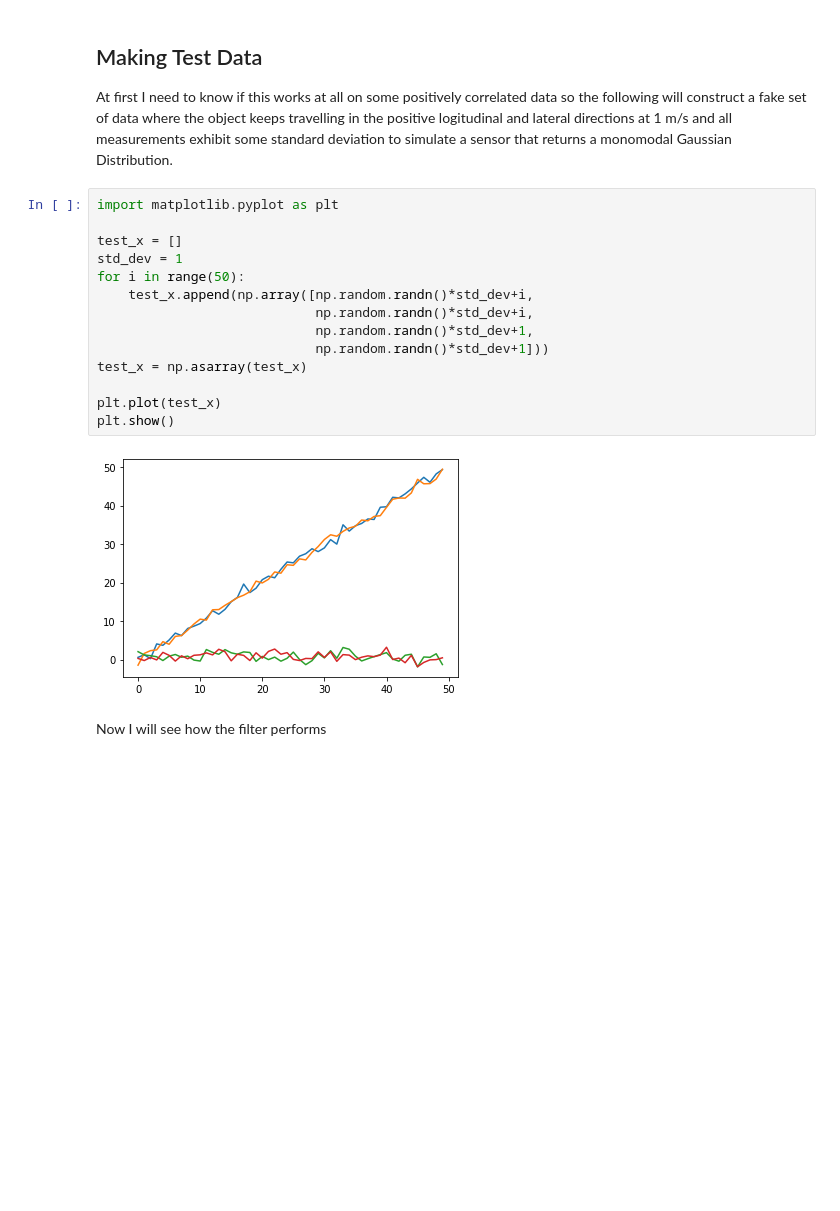
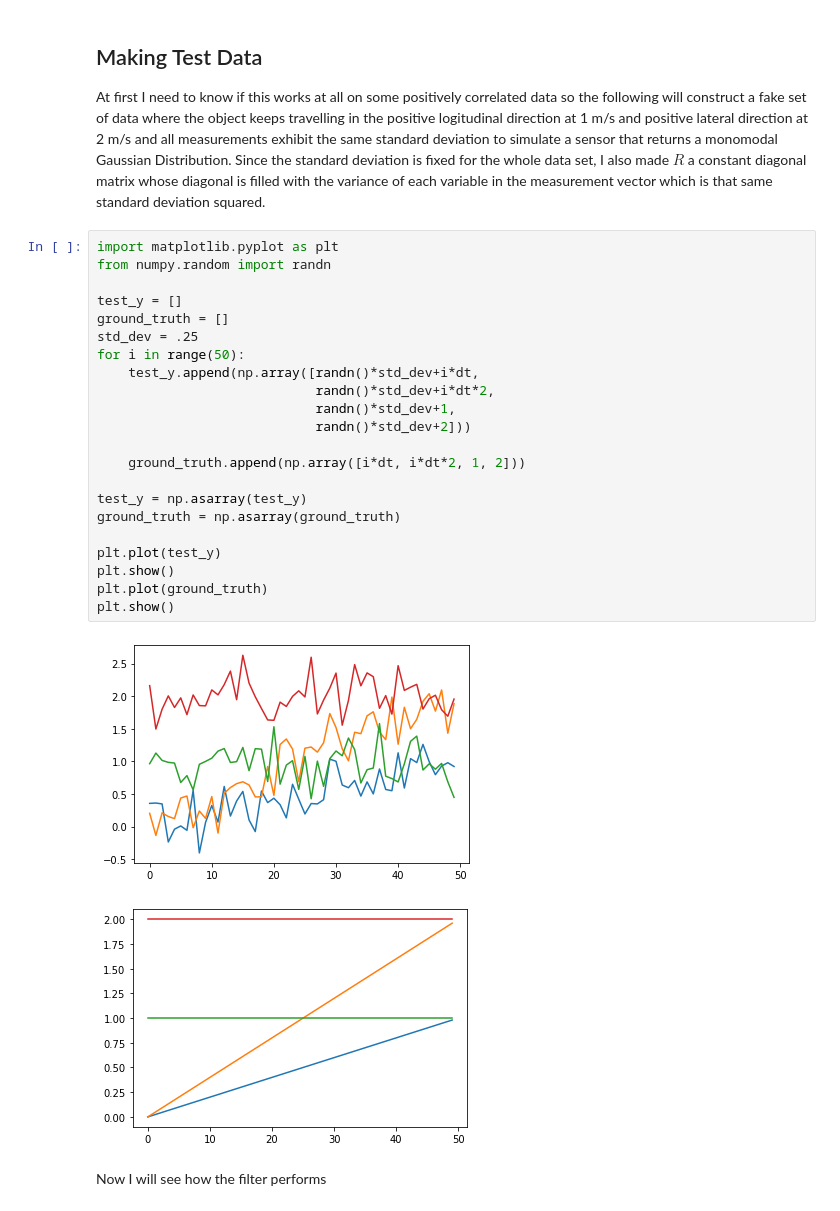
Before and after one commit to ecthompson99/uwaft-sensor-fusion, a Jupyter notebook: src/kalman_filter/src/kf_implementation_test.ipynb, the cells around one changed output. Saved outputs shown, nothing was run; the diff lists cells and outputs as text; blank space fills up the shorter version.

```diff
--- a/src/kalman_filter/src/kf_implementation_test.ipynb
+++ b/src/kalman_filter/src/kf_implementation_test.ipynb
@@ -27,22 +27,31 @@ np.fill_diagonal(obj.R, [1**2 for _ in range(4)])
 # %% [markdown]
 ## Making Test Data
-At first I need to know if this works at all on some positively correlated data so the following will construct a fake set of data where the object keeps travelling in the positive logitudinal and lateral directions at 1 m/s and all measurements exhibit some standard deviation to simulate a sensor that returns a monomodal Gaussian Distribution.
+At first I need to know if this works at all on some positively correlated data so the following will construct a fake set of data where the object keeps travelling in the positive logitudinal direction at 1 m/s and positive lateral direction at 2 m/s and all measurements exhibit the same standard deviation to simulate a sensor that returns a monomodal Gaussian Distribution. Since the standard deviation is fixed for the whole data set, I also made $R$ a constant diagonal matrix whose diagonal is filled with the variance of each variable in the measurement vector which is that same standard deviation squared.
 # %%
 import matplotlib.pyplot as plt
+from numpy.random import randn
 
-test_x = []
-std_dev = 1
+test_y = []
+ground_truth = []
+std_dev = .25
 for i in range(50):
-    test_x.append(np.array([np.random.randn()*std_dev+i,
-                            np.random.randn()*std_dev+i,
-                            np.random.randn()*std_dev+1,
-                            np.random.randn()*std_dev+1]))
-test_x = np.asarray(test_x)
+    test_y.append(np.array([randn()*std_dev+i*dt,
+                            randn()*std_dev+i*dt*2,
+                            randn()*std_dev+1,
+                            randn()*std_dev+2]))
 
-plt.plot(test_x)
+    ground_truth.append(np.array([i*dt, i*dt*2, 1, 2]))
+
+test_y = np.asarray(test_y)
+ground_truth = np.asarray(ground_truth)
+
+plt.plot(test_y)
 plt.show()
+plt.plot(ground_truth)
+plt.show()
 # %% [output]
-[figure, old version]
+[figure, new version]
+[figure, added]
 # %% [markdown]
 Now I will see how the filter performs
 # %%
```
Also changed, not shown: parts of 7 cells of this notebook.
